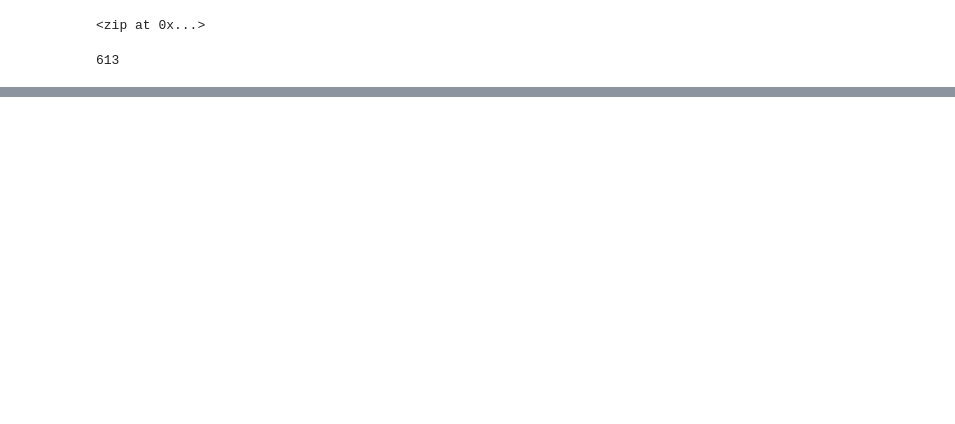
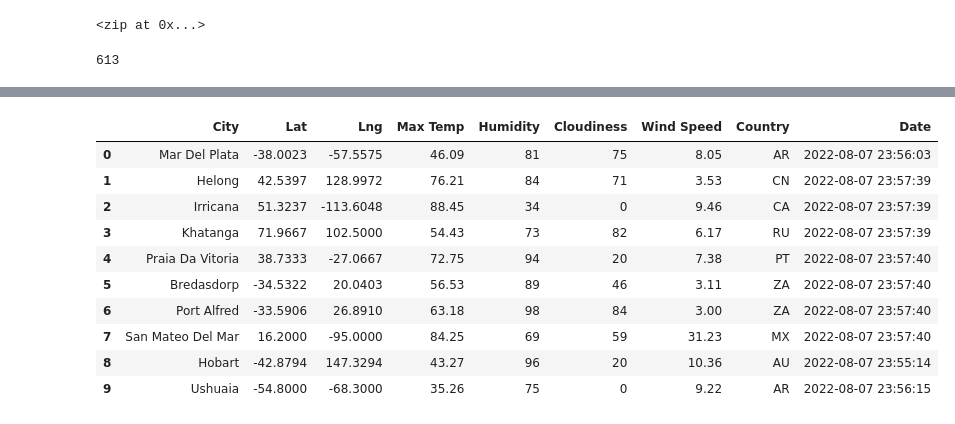
Before and after one commit to Scottiepip/World_Weather_Analysis, a Jupyter notebook: WeatherPy.ipynb, the cells around one changed output, grey strips where cells are left out. Cells and saved outputs as stored; diff of their text form; code cells hidden in the pictures; blank space fills up the shorter version.

Commit message:
Add .gitignore and WeatherPy.ipynb file and weather_data folder

```diff
--- a/WeatherPy.ipynb
+++ b/WeatherPy.ipynb
@@ -48,0 +57,4 @@ len(cities)
+# %%
+# Starting URL for Weather Map API Call.
+
+url = "http://api.openweathermap.org/data/2.5/weather?units=Imperial&APPID=" + weather_api_key
@@ -48,0 +67,17 @@ len(cities)
+# %%
+# Create an empty list to hold the weather data.
+
+city_data = []
+
+# Print the beginning of the logging.
+
+print("Beginning Data Retrieval     ")
+
+print("-----------------------------")
+
+
+# Create counters.
+
+record_count = 1
+
+set_count = 1
@@ -48,0 +195,18 @@ len(cities)
+# %%
+# Convert the array of dictionaries to a Pandas DataFrame.
+
+city_data_df = pd.DataFrame(city_data)
+
+city_data_df.head(10)
+# %% [output]
+|  | City | Lat | Lng | Max Temp | Humidity | Cloudiness | Wind Speed | Country | Date |
+| 0 | Mar Del Plata | -38.0023 | -57.5575 | 46.09 | 81 | 75 | 8.05 | AR | 2022-08-07 23:56:03 |
+| 1 | Helong | 42.5397 | 128.9972 | 76.21 | 84 | 71 | 3.53 | CN | 2022-08-07 23:57:39 |
+| 2 | Irricana | 51.3237 | -113.6048 | 88.45 | 34 | 0 | 9.46 | CA | 2022-08-07 23:57:39 |
+| 3 | Khatanga | 71.9667 | 102.5000 | 54.43 | 73 | 82 | 6.17 | RU | 2022-08-07 23:57:39 |
+| 4 | Praia Da Vitoria | 38.7333 | -27.0667 | 72.75 | 94 | 20 | 7.38 | PT | 2022-08-07 23:57:40 |
+| 5 | Bredasdorp | -34.5322 | 20.0403 | 56.53 | 89 | 46 | 3.11 | ZA | 2022-08-07 23:57:40 |
+| 6 | Port Alfred | -33.5906 | 26.8910 | 63.18 | 98 | 84 | 3.00 | ZA | 2022-08-07 23:57:40 |
+| 7 | San Mateo Del Mar | 16.2000 | -95.0000 | 84.25 | 69 | 59 | 31.23 | MX | 2022-08-07 23:57:40 |
+| 8 | Hobart | -42.8794 | 147.3294 | 43.27 | 96 | 20 | 10.36 | AU | 2022-08-07 23:55:14 |
+| 9 | Ushuaia | -54.8000 | -68.3000 | 35.26 | 75 | 0 | 9.22 | AR | 2022-08-07 23:56:15 |
```
Also changed, not shown: parts of 5 cells of this notebook, 2 other files.
